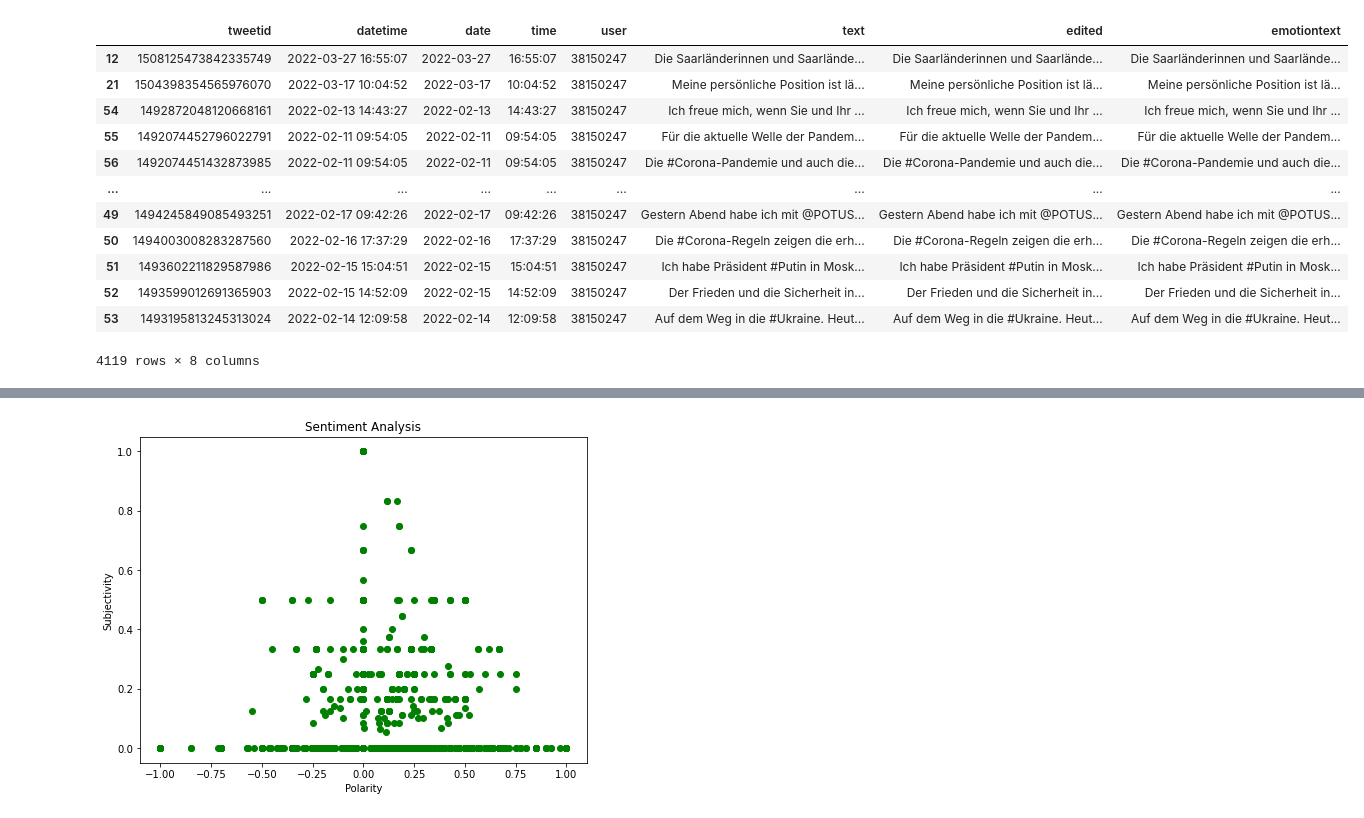
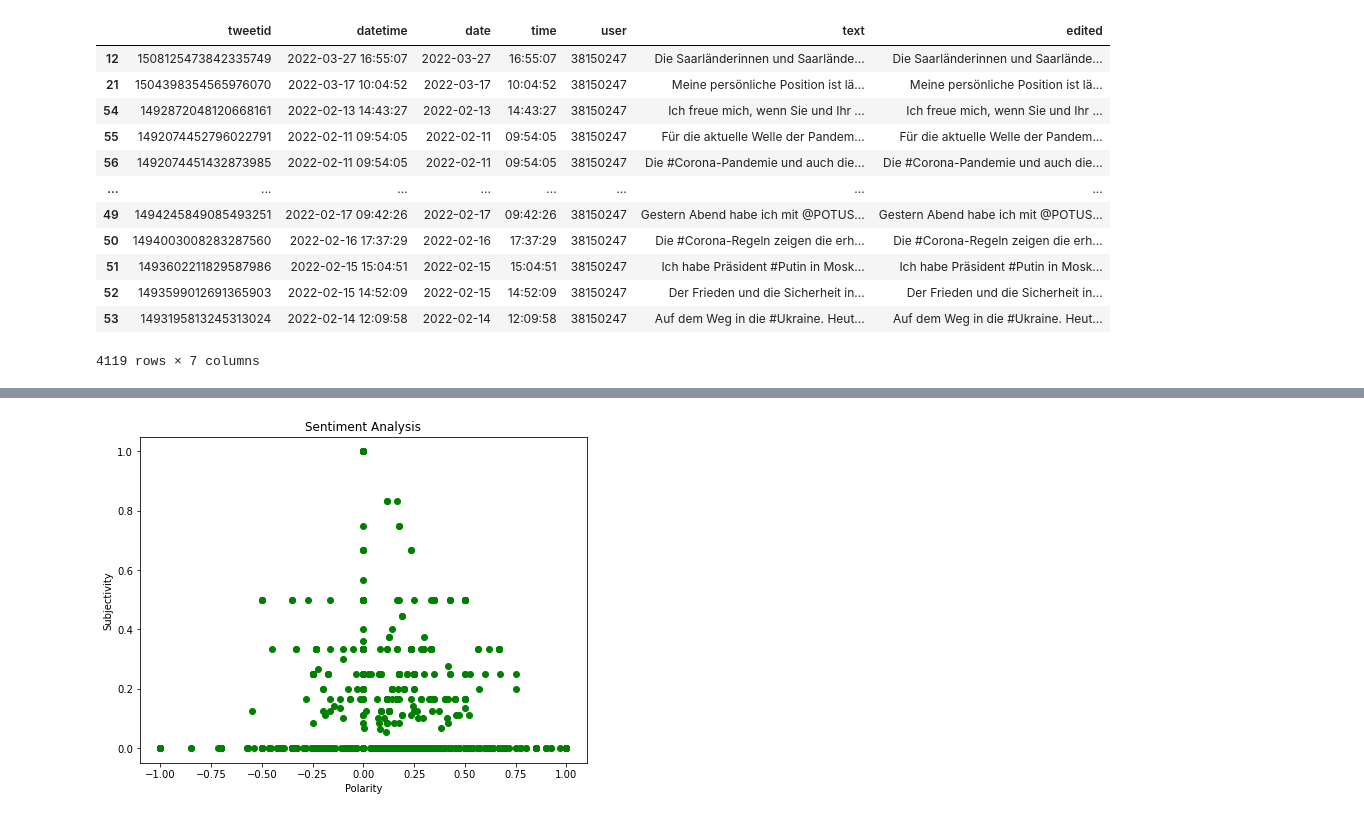
Before and after one commit to TFL-Fau/ML4B-SS22, a Jupyter notebook: Twitter_Analysis_Summary_File.ipynb, the cells around one changed output, grey strips where cells are left out. Drawn from its saved outputs; the diff is of its cells as text; code cells hidden in the pictures.

```diff
--- a/Twitter_Analysis_Summary_File.ipynb
+++ b/Twitter_Analysis_Summary_File.ipynb
@@ -145,23 +103,19 @@ dtype: int64
 # %%
-# Tobias 29.05.22 and 30.05.22
-
-# Starting preparing for machine learning
+# Starting preparing for machine learning and showing state of the dataframe
 
 cleansedTweetDFShort['edited'] = cleansedTweetDFShort['text']
-cleansedTweetDFShort['emotiontext'] = cleansedTweetDFShort['text']
-
 cleansedTweetDFShort
 # %% [output]
-|  | tweetid | datetime | date | time | user | text | edited | emotiontext |
-| 12 | 1508125473842335749 | 2022-03-27 16:55:07 | 2022-03-27 | 16:55:07 | 38150247 | Die Saarländerinnen und Saarlände... | Die Saarländerinnen und Saarlände... | Die Saarländerinnen und Saarlände... |
-| 21 | 1504398354565976070 | 2022-03-17 10:04:52 | 2022-03-17 | 10:04:52 | 38150247 | Meine persönliche Position ist lä... | Meine persönliche Position ist lä... | Meine persönliche Position ist lä... |
-| 54 | 1492872048120668161 | 2022-02-13 14:43:27 | 2022-02-13 | 14:43:27 | 38150247 | Ich freue mich, wenn Sie und Ihr ... | Ich freue mich, wenn Sie und Ihr ... | Ich freue mich, wenn Sie und Ihr ... |
-| 55 | 1492074452796022791 | 2022-02-11 09:54:05 | 2022-02-11 | 09:54:05 | 38150247 | Für die aktuelle Welle der Pandem... | Für die aktuelle Welle der Pandem... | Für die aktuelle Welle der Pandem... |
-| 56 | 1492074451432873985 | 2022-02-11 09:54:05 | 2022-02-11 | 09:54:05 | 38150247 | Die #Corona-Pandemie und auch die... | Die #Corona-Pandemie und auch die... | Die #Corona-Pandemie und auch die... |
-| ... | ... | ... | ... | ... | ... | ... | ... | ... |
-| 49 | 1494245849085493251 | 2022-02-17 09:42:26 | 2022-02-17 | 09:42:26 | 38150247 | Gestern Abend habe ich mit @POTUS... | Gestern Abend habe ich mit @POTUS... | Gestern Abend habe ich mit @POTUS... |
-| 50 | 1494003008283287560 | 2022-02-16 17:37:29 | 2022-02-16 | 17:37:29 | 38150247 | Die #Corona-Regeln zeigen die erh... | Die #Corona-Regeln zeigen die erh... | Die #Corona-Regeln zeigen die erh... |
-| 51 | 1493602211829587986 | 2022-02-15 15:04:51 | 2022-02-15 | 15:04:51 | 38150247 | Ich habe Präsident #Putin in Mosk... | Ich habe Präsident #Putin in Mosk... | Ich habe Präsident #Putin in Mosk... |
-| 52 | 1493599012691365903 | 2022-02-15 14:52:09 | 2022-02-15 | 14:52:09 | 38150247 | Der Frieden und die Sicherheit in... | Der Frieden und die Sicherheit in... | Der Frieden und die Sicherheit in... |
-| 53 | 1493195813245313024 | 2022-02-14 12:09:58 | 2022-02-14 | 12:09:58 | 38150247 | Auf dem Weg in die #Ukraine. Heut... | Auf dem Weg in die #Ukraine. Heut... | Auf dem Weg in die #Ukraine. Heut... |
+|  | tweetid | datetime | date | time | user | text | edited |
+| 12 | 1508125473842335749 | 2022-03-27 16:55:07 | 2022-03-27 | 16:55:07 | 38150247 | Die Saarländerinnen und Saarlände... | Die Saarländerinnen und Saarlände... |
+| 21 | 1504398354565976070 | 2022-03-17 10:04:52 | 2022-03-17 | 10:04:52 | 38150247 | Meine persönliche Position ist lä... | Meine persönliche Position ist lä... |
+| 54 | 1492872048120668161 | 2022-02-13 14:43:27 | 2022-02-13 | 14:43:27 | 38150247 | Ich freue mich, wenn Sie und Ihr ... | Ich freue mich, wenn Sie und Ihr ... |
+| 55 | 1492074452796022791 | 2022-02-11 09:54:05 | 2022-02-11 | 09:54:05 | 38150247 | Für die aktuelle Welle der Pandem... | Für die aktuelle Welle der Pandem... |
+| 56 | 1492074451432873985 | 2022-02-11 09:54:05 | 2022-02-11 | 09:54:05 | 38150247 | Die #Corona-Pandemie und auch die... | Die #Corona-Pandemie und auch die... |
+| ... | ... | ... | ... | ... | ... | ... | ... |
+| 49 | 1494245849085493251 | 2022-02-17 09:42:26 | 2022-02-17 | 09:42:26 | 38150247 | Gestern Abend habe ich mit @POTUS... | Gestern Abend habe ich mit @POTUS... |
+| 50 | 1494003008283287560 | 2022-02-16 17:37:29 | 2022-02-16 | 17:37:29 | 38150247 | Die #Corona-Regeln zeigen die erh... | Die #Corona-Regeln zeigen die erh... |
+| 51 | 1493602211829587986 | 2022-02-15 15:04:51 | 2022-02-15 | 15:04:51 | 38150247 | Ich habe Präsident #Putin in Mosk... | Ich habe Präsident #Putin in Mosk... |
+| 52 | 1493599012691365903 | 2022-02-15 14:52:09 | 2022-02-15 | 14:52:09 | 38150247 | Der Frieden und die Sicherheit in... | Der Frieden und die Sicherheit in... |
+| 53 | 1493195813245313024 | 2022-02-14 12:09:58 | 2022-02-14 | 12:09:58 | 38150247 | Auf dem Weg in die #Ukraine. Heut... | Auf dem Weg in die #Ukraine. Heut... |
-4119 rows × 8 columns
+4119 rows × 7 columns
```
Also changed, not shown: parts of 75 cells of this notebook, 1 other file.
